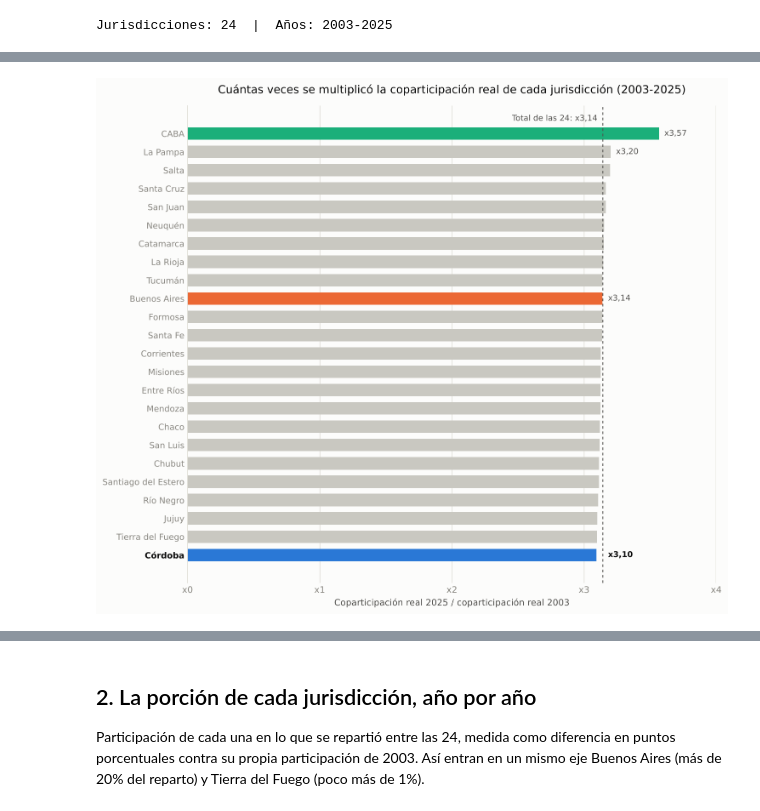
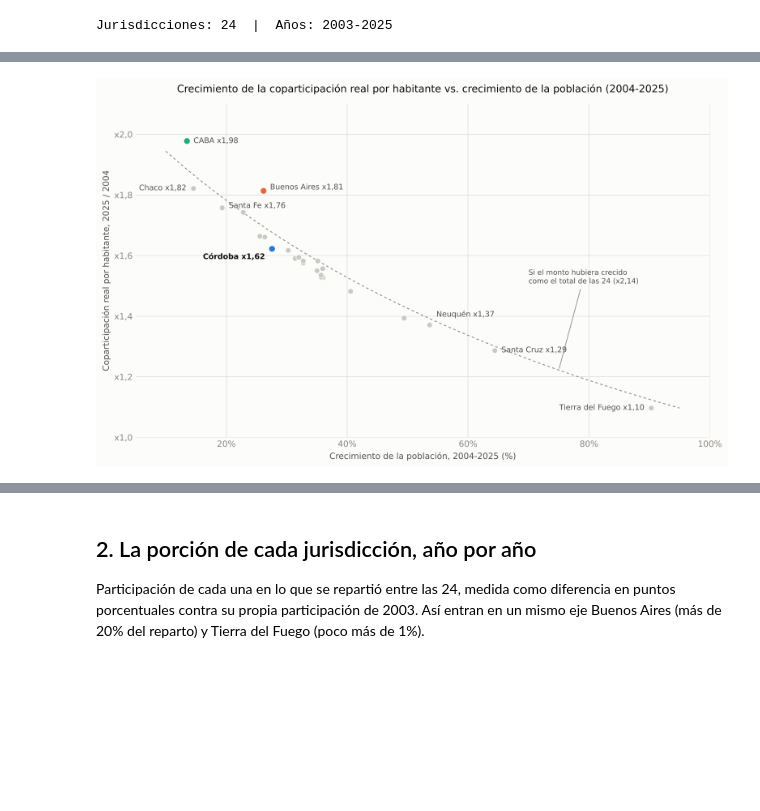
Before and after one commit to llorenzomagnano-sys/analisis-de-la-coparticipacion-federal-con-foco-en-cordoba, a Jupyter notebook: notebooks/05_comparacion_provincias.ipynb, the cells around one changed output, grey strips where cells are left out. Drawn from its saved outputs; the diff is of its cells as text; code cells hidden in the pictures; blank space fills up the shorter version.

```diff
--- a/notebooks/05_comparacion_provincias.ipynb
+++ b/notebooks/05_comparacion_provincias.ipynb
@@ -75,62 +83,59 @@ jurisdicción entre 2003 y 2025. La línea vertical es el total de las 24.
 # %%
-orden = comparativo.sort_values("multiplicador_real_2003_2025")
 total_real = real.sum(axis=1)
-multiplicador_total = total_real.loc[2025] / total_real.loc[2003]
+multiplicador_total = total_real.loc[2025] / total_real.loc[2004]
+x = comparativo["crecimiento_poblacion_2004_2025"] * 100
+y = comparativo["multiplicador_por_habitante_2004_2025"]
+destacadas = {"Córdoba": COLOR_CORDOBA, "Buenos Aires": COLOR_BUENOS_AIRES, "CABA": COLOR_CABA}
 
-colores = [
-    COLOR_CORDOBA if p == "Córdoba" else COLOR_CABA if p == "CABA" else
-    COLOR_BUENOS_AIRES if p == "Buenos Aires" else COLOR_RESTO
-    for p in orden.index
-]
+fig, ax = plt.subplots(figsize=(10.5, 6.5), dpi=150)
+curva_x = np.linspace(10, 95, 200)
+ax.plot(curva_x, multiplicador_total / (1 + curva_x / 100), color=INK_MUTED, linewidth=1,
+        linestyle=(0, (3, 3)), zorder=1)
+ax.annotate(f"Si el monto hubiera crecido\ncomo el total de las 24 (x{ar(multiplicador_total)})",
+            (75, multiplicador_total / 1.75), xytext=(70, 1.5), textcoords="data",
+            ha="left", va="bottom", fontsize=8.5, color=INK_SECONDARY,
+            arrowprops={"arrowstyle": "-", "color": INK_MUTED, "linewidth": 0.8})
 
-fig, ax = plt.subplots(figsize=(10, 8.5), dpi=150)
-ax.barh(orden.index, orden["multiplicador_real_2003_2025"], color=colores, height=0.68)
-ax.axvline(multiplicador_total, color=INK_SECONDARY, linewidth=1, linestyle=(0, (3, 3)))
-ax.annotate(
-    f"Total de las 24: x{ar(multiplicador_total)}", (multiplicador_total, len(orden) - 0.4),
-    xytext=(-6, 0), textcoords="offset points", ha="right", va="bottom",
-    fontsize=9, color=INK_SECONDARY,
-)
+resto = [p for p in comparativo.index if p not in destacadas]
+ax.scatter(x[resto], y[resto], s=42, color=COLOR_RESTO, edgecolor=SURFACE, linewidth=0.8, zorder=2)
+for provincia, color in destacadas.items():
+    ax.scatter(x[provincia], y[provincia], s=60, color=color, edgecolor=SURFACE, linewidth=0.8, zorder=3)
 
-# Etiquetas solo para las destacadas y para el máximo del resto (el mínimo es Córdoba).
-# Arrancan a la derecha de la línea del total para no cruzarla.
-resto = orden.drop(["Córdoba", "CABA", "Buenos Aires"])
-etiquetar = {"Córdoba", "CABA", "Buenos Aires", resto.index[-1]}
-for i, (provincia, fila) in enumerate(orden.iterrows()):
-    if provincia in etiquetar:
-        x = max(fila["multiplicador_real_2003_2025"], multiplicador_total)
-        ax.annotate(
-            f"x{ar(fila['multiplicador_real_2003_2025'])}", (x, i),
-            xytext=(6, 0), textcoords="offset points", ha="left", va="center",
-            fontsize=9, color=INK_PRIMARY if provincia == "Córdoba" else INK_SECONDARY,
-            fontweight="bold" if provincia == "Córdoba" else "normal",
-        )
+# Etiquetas: las destacadas y los extremos de población (con desplazamientos a mano para
+# que no se pisen).
+desplazamientos = {
+    "Córdoba": (-8, -10), "Buenos Aires": (8, 4), "CABA": (8, 0), "Chaco": (-8, 0),
+    "Santa Fe": (8, 2), "Tierra del Fuego": (-8, 0), "Santa Cruz": (8, 0), "Neuquén": (8, 12),
+}
+for provincia, (dx, dy) in desplazamientos.items():
+    ax.annotate(
+        f"{provincia} x{ar(y[provincia])}", (x[provincia], y[provincia]), xytext=(dx, dy),
+        textcoords="offset points", ha=("right" if dx < 0 else "left"), va="center", fontsize=9,
+        color=INK_PRIMARY if provincia == "Córdoba" else INK_SECONDARY,
+        fontweight="bold" if provincia == "Córdoba" else "normal",
+    )
 
-for etiqueta in ax.get_yticklabels():
-    if etiqueta.get_text() == "Córdoba":
-        etiqueta.set_fontweight("bold")
-        etiqueta.set_color(INK_PRIMARY)
-
-ax.set_title(
-    "Cuántas veces se multiplicó la coparticipación real de cada jurisdicción (2003-2025)",
-    fontsize=12.5, color=INK_PRIMARY, pad=14,
-)
-ax.set_xlabel("Coparticipación real 2025 / coparticipación real 2003", fontsize=10)
-ax.set_xlim(0, 4)
-ax.xaxis.set_major_locator(mticker.MultipleLocator(1))
-ax.xaxis.set_major_formatter(mticker.FuncFormatter(lambda x, _: f"x{x:.0f}"))
-ax.grid(axis="x", color=GRID_COLOR, linewidth=0.8)
+ax.set_title("Crecimiento de la coparticipación real por habitante vs. crecimiento de la población (2004-2025)",
+             fontsize=12, color=INK_PRIMARY, pad=14)
+ax.set_xlabel("Crecimiento de la población, 2004-2025 (%)", fontsize=10)
+ax.set_ylabel("Coparticipación real por habitante, 2025 / 2004", fontsize=10)
+ax.set_xlim(5, 100)
+ax.set_ylim(1, 2.1)
+ax.xaxis.set_major_formatter(mticker.FuncFormatter(lambda v, _: f"{v:.0f}%"))
+ax.yaxis.set_major_formatter(mticker.FuncFormatter(lambda v, _: f"x{ar(v, 1)}"))
+ax.grid(color=GRID_COLOR, linewidth=0.8)
 ax.set_axisbelow(True)
-for spine in ["top", "right", "bottom"]:
+for spine in ["top", "right", "left", "bottom"]:
     ax.spines[spine].set_visible(False)
-ax.spines["left"].set_color(GRID_COLOR)
 ax.tick_params(axis="both", length=0)
-ax.tick_params(axis="y", labelsize=9.5)
 
 fig.tight_layout()
-fig.savefig(FIGURES_DIR / "provincias_multiplicador_real_2003_2025.png", dpi=300, facecolor=SURFACE)
+fig.savefig(FIGURES_DIR / "provincias_por_habitante_vs_poblacion_2004_2025.png", dpi=300, facecolor=SURFACE)
 plt.show()
 
-print(orden["multiplicador_real_2003_2025"].round(2).to_string())
+print(f"Correlación de rangos (población vs. por habitante): "
+      f"{ar(comparativo['crecimiento_poblacion_2004_2025'].rank().corr(y.rank()))}")
+comparativo[["multiplicador_real_2003_2025", "multiplicador_real_2004_2025", "crecimiento_poblacion_2004_2025",
+             "multiplicador_por_habitante_2004_2025"]].sort_values("multiplicador_por_habitante_2004_2025").round(3)
 # %% [output]
-[figure, old version]
+[figure, new version]
```
Also changed, not shown: parts of 7 cells of this notebook, 32 other files.
